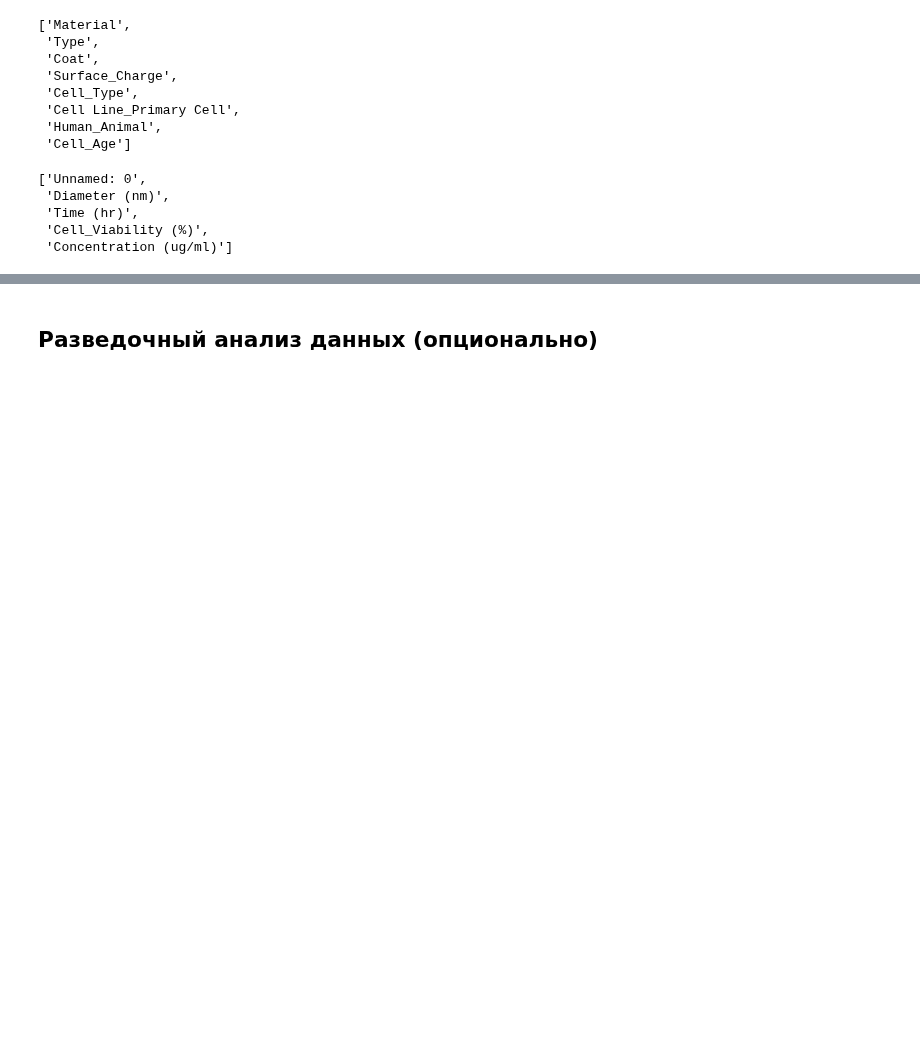
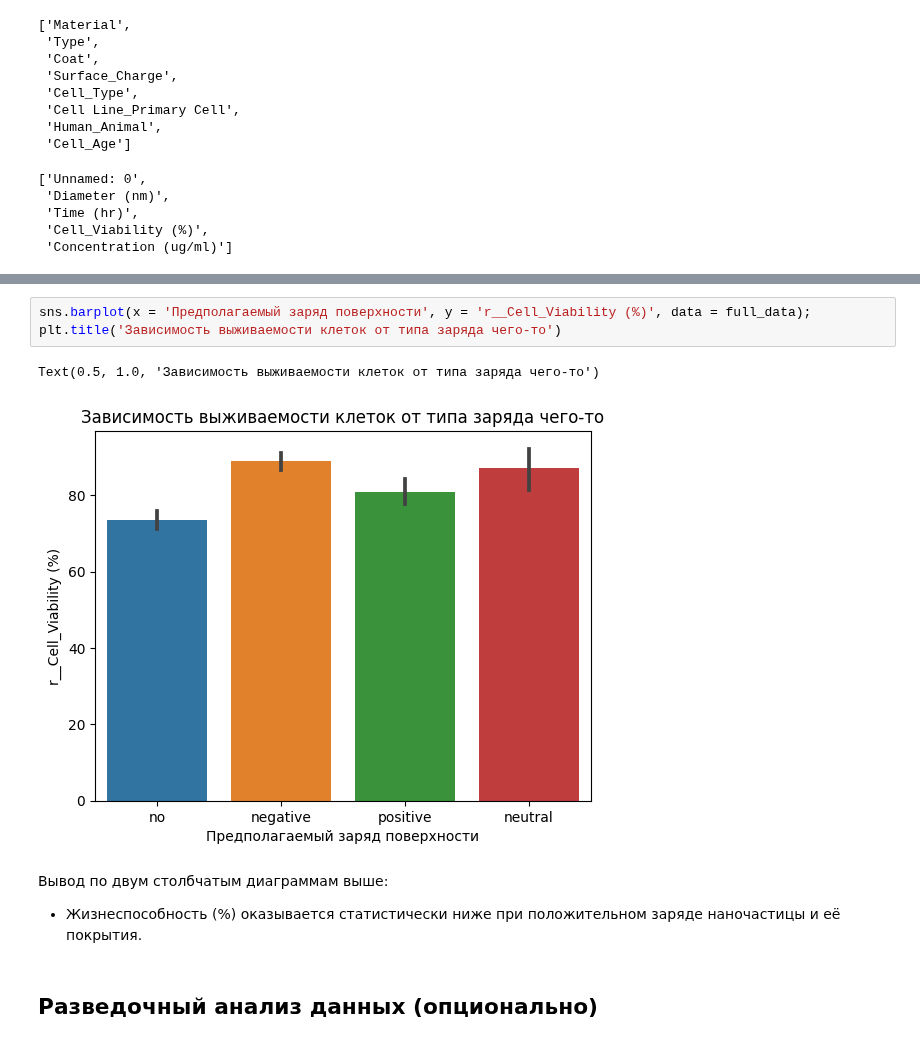
Before and after one commit to dobrotvorn/DataCon23, a Jupyter notebook: Mini_task1.ipynb, the cells around one changed output, grey strips where cells are left out. Drawn from its saved outputs; the diff is of its cells as text; blank space fills up the shorter version.

```diff
--- a/Mini_task1.ipynb
+++ b/Mini_task1.ipynb
@@ -558,3 +557,13 @@ The `ci` parameter is deprecated. Use `errorbar=None` for the same effect.
+# %%
+sns.barplot(x = 'Предполагаемый заряд поверхности', y = 'r__Cell_Viability (%)', data = full_data);
+plt.title('Зависимость выживаемости клеток от типа заряда чего-то')
+# %% [output]
+Text(0.5, 1.0, 'Зависимость выживаемости клеток от типа заряда чего-то')
+[figure, added]
+# %% [markdown]
+Вывод по двум столбчатым диаграммам выше:
+
+*    Жизнеспособность (%) оказывается статистически ниже при положительном заряде наночастицы и её покрытия.
 # %% [markdown]
 ## Разведочный анализ данных (опционально)
 # %% [markdown]
```
Also changed, not shown: parts of 11 cells of this notebook.
